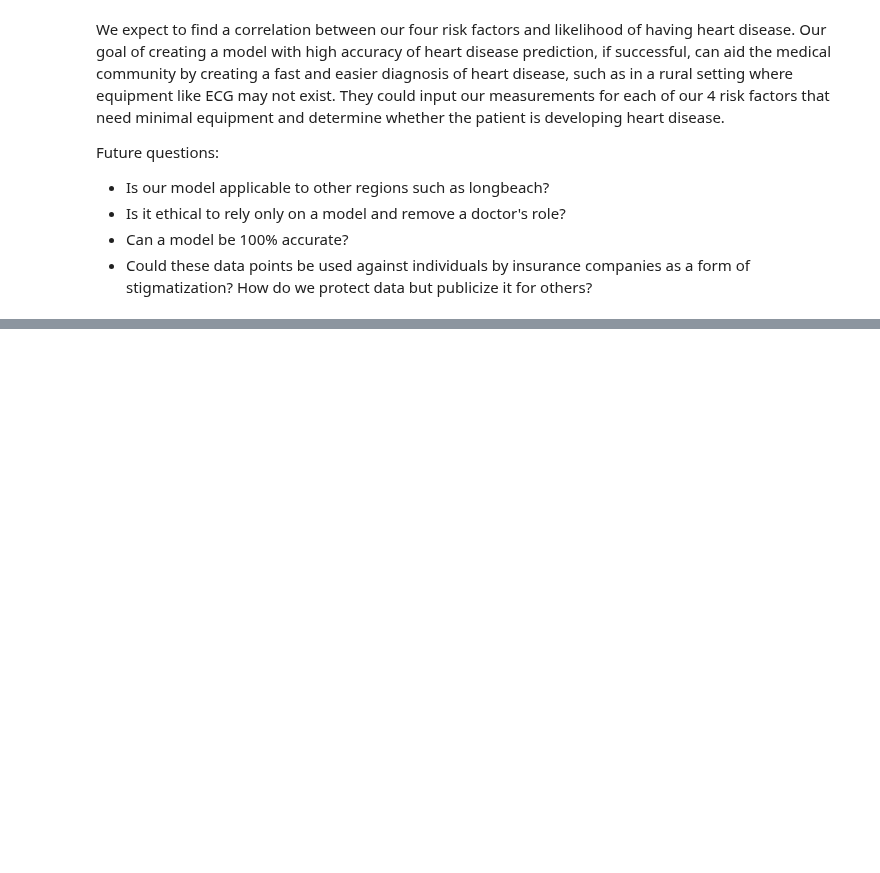
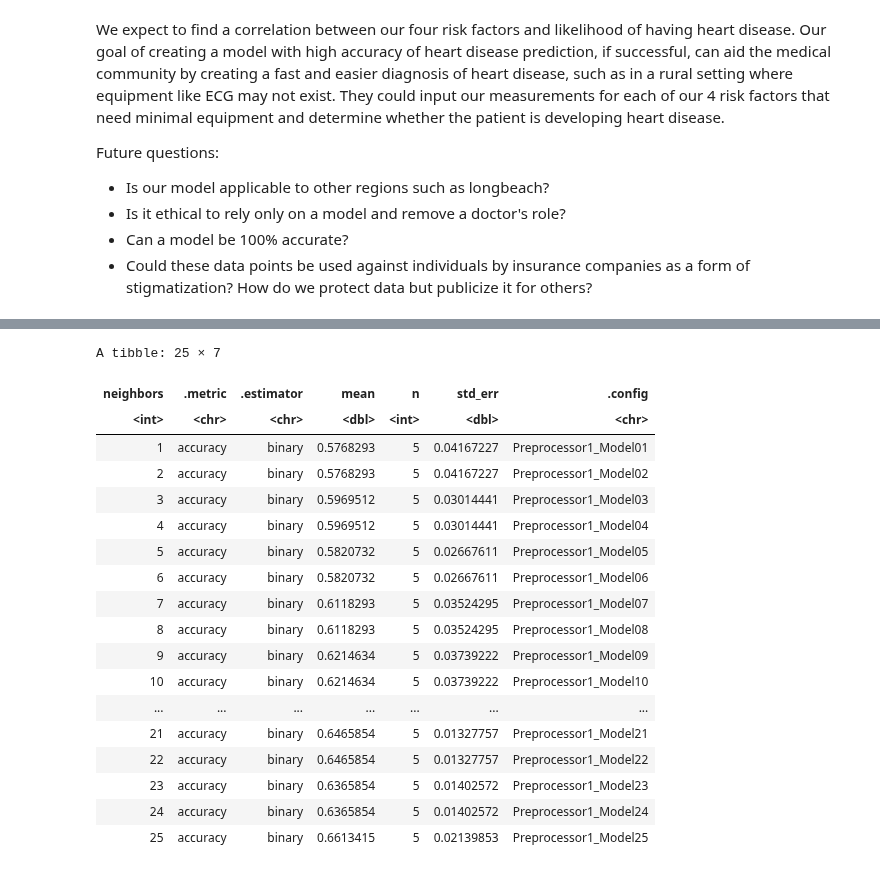
Before and after one commit to elshire7311/dsci100_group73, a Jupyter notebook: heart_analysis.ipynb, the cells around one changed output, grey strips where cells are left out. Saved outputs shown, nothing was run; the diff lists cells and outputs as text; code cells hidden in the pictures; blank space fills up the shorter version.

```diff
--- a/heart_analysis.ipynb
+++ b/heart_analysis.ipynb
@@ -200,0 +274,29 @@ Future questions:
+# %%
+results <- workflow() |>
+  add_recipe(hungarian_recipe) |>
+  add_model(knn_spec) |>
+  tune_grid(resamples = hungarian_vfold, grid = tibble_made) |>
+  collect_metrics() |>
+  filter(.metric == "accuracy")
+
+results
+# %% [output]
+A tibble: 25 × 7
+| neighbors | .metric | .estimator | mean | n | std_err | .config |
+| <int> | <chr> | <chr> | <dbl> | <int> | <dbl> | <chr> |
+| 1 | accuracy | binary | 0.5768293 | 5 | 0.04167227 | Preprocessor1_Model01 |
+| 2 | accuracy | binary | 0.5768293 | 5 | 0.04167227 | Preprocessor1_Model02 |
+| 3 | accuracy | binary | 0.5969512 | 5 | 0.03014441 | Preprocessor1_Model03 |
+| 4 | accuracy | binary | 0.5969512 | 5 | 0.03014441 | Preprocessor1_Model04 |
+| 5 | accuracy | binary | 0.5820732 | 5 | 0.02667611 | Preprocessor1_Model05 |
+| 6 | accuracy | binary | 0.5820732 | 5 | 0.02667611 | Preprocessor1_Model06 |
+| 7 | accuracy | binary | 0.6118293 | 5 | 0.03524295 | Preprocessor1_Model07 |
+| 8 | accuracy | binary | 0.6118293 | 5 | 0.03524295 | Preprocessor1_Model08 |
+| 9 | accuracy | binary | 0.6214634 | 5 | 0.03739222 | Preprocessor1_Model09 |
+| 10 | accuracy | binary | 0.6214634 | 5 | 0.03739222 | Preprocessor1_Model10 |
+| ... | ... | ... | ... | ... | ... | ... |
+| 21 | accuracy | binary | 0.6465854 | 5 | 0.01327757 | Preprocessor1_Model21 |
+| 22 | accuracy | binary | 0.6465854 | 5 | 0.01327757 | Preprocessor1_Model22 |
+| 23 | accuracy | binary | 0.6365854 | 5 | 0.01402572 | Preprocessor1_Model23 |
+| 24 | accuracy | binary | 0.6365854 | 5 | 0.01402572 | Preprocessor1_Model24 |
+| 25 | accuracy | binary | 0.6613415 | 5 | 0.02139853 | Preprocessor1_Model25 |
```
Also changed, not shown: parts of 9 cells of this notebook.
